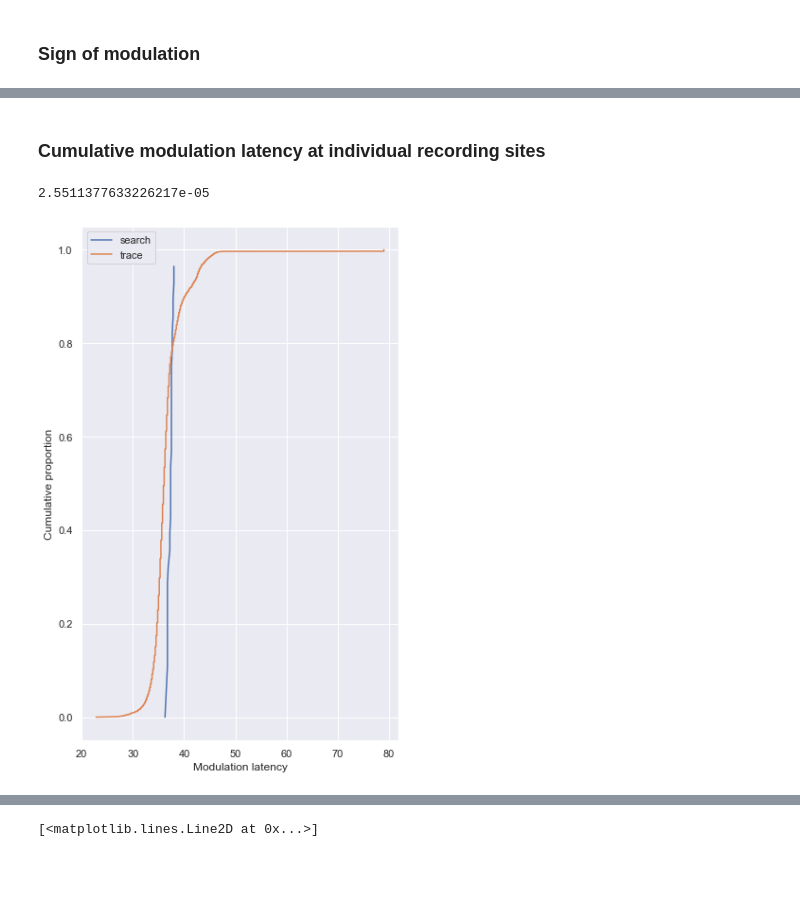
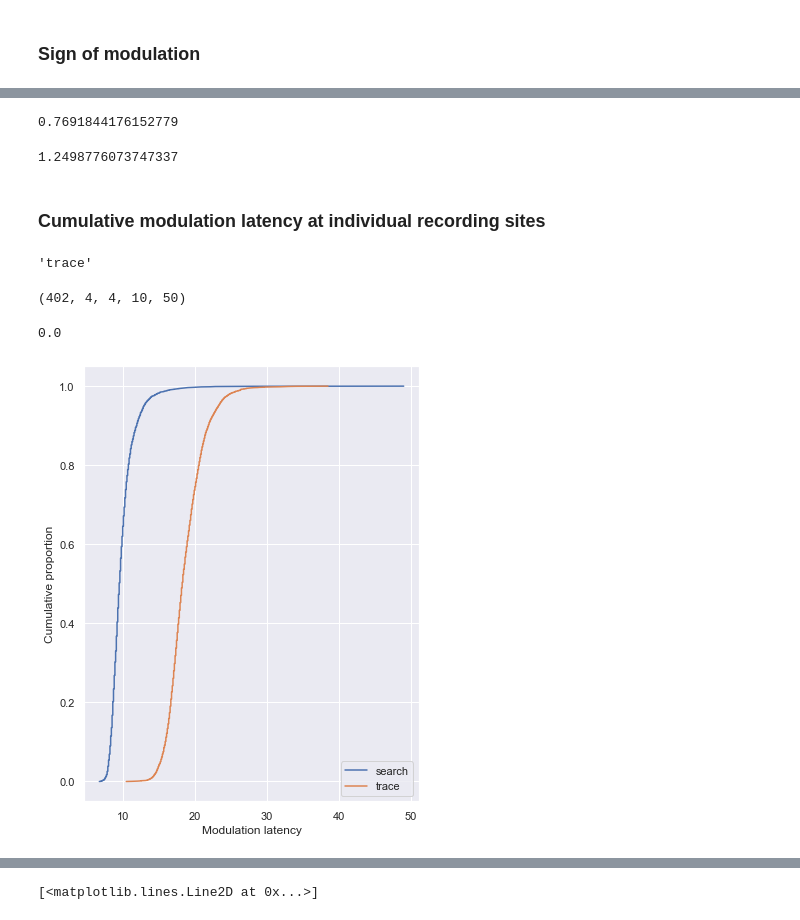
Before and after one commit to samimol/Visual-Routines, a Jupyter notebook: FinalAnalysis.ipynb, the cells around one changed output, grey strips where cells are left out. Drawn from its saved outputs; the diff is of its cells as text; code cells hidden in the pictures; blank space fills up the shorter version.

```diff
--- a/FinalAnalysis.ipynb
+++ b/FinalAnalysis.ipynb
@@ -259,8 +302,12 @@ plt.legend(['0','1','2','3','4','5','6','7','8','Marker'])
 # %% [markdown]
 ### Sign of modulation
 # %%
+sns.set(rc={'figure.figsize':(10,5)})
 Modulation = (Target - Distractor) / ((Target + Distractor) / 2)
 Modulation = np.nanmean(Modulation,axis = -1)
 Dprime = Modulation[:,:,:,:,-1].flatten()
-plt.hist(Dprime)
+plt.hist(Dprime,density=True,bins=20)
+
+if SAVE:
+    plt.savefig(figure_folder+'\modulation_' + TASK  +'.eps', format='eps')
 # %% [output]
@@ -272,7 +315,16 @@ plt.hist(Dprime)
+# %%
+y = np.nanmean(Dprime)
+y
+# %% [output]
+0.7691844176152779
+# %%
+(1+0.5*y)/(1-0.5*y) - 1
+# %% [output]
+1.2498776073747337
 # %% [markdown]
 ### Cumulative modulation latency at individual recording sites
 # %%
-def latency_operation2(TD,operation,TASK,CurveLength,number_interpolation_points=500,dur=39,criterion=0.3):
+def latency_operation2(TD,operation,TASK,CurveLength,number_interpolation_points=500,dur=39,criterion=0.3,position_on_curve=0):
 
     if operation == 'search':
         neurons = [0,1] #first two neurons correspond to the search operation
@@ -286,12 +338,12 @@ def latency_operation2(TD,operation,TASK,CurveLength,number_interpolation_points
         position_on_curve = 0 #in the search then trace task, the trace follows the search
     elif operation == 'trace' and TASK == 'tracesearch':
         position_on_curve = CurveLength - 1 #in the trace then searcg task, the trace precedes the search
+    elif TASK == 'trace':
+        position_on_curve = position_on_curve
 
 
-    #TD = np.nanmean(TD,axis=-2)
-
     #Interpolating the response curve to have non-integer latency of modulation
-    normalized_TD = TD[neurons,:,:,position_on_curve,:,:]/np.expand_dims(np.max(np.abs(TD[neurons,:,:,position_on_curve,:,:]),axis = -1),axis=-1)
+    normalized_TD = TD[neurons,:,:,position_on_curve,:]/np.expand_dims(np.max(np.abs(TD[neurons,:,:,position_on_curve,:]),axis = -1),axis=-1)
     interpollation_function = scipy.interpolate.interp1d(np.arange(0,dur), normalized_TD, kind='linear',axis=-1)
     interpolated_normalized_TD = interpollation_function(np.linspace(0, dur-1, num=number_interpolation_points))
     smoothed_interpolated_normalized_TD = uniform_filter1d(interpolated_normalized_TD, size=100,axis = -1)
@@ -302,18 +354,21 @@ def latency_operation2(TD,operation,TASK,CurveLength,number_interpolation_points
     condition = np.expand_dims(condition,axis=-1)
 
     #Getting the timestep when the modulation is greater than criterion%
-    latency = np.nanargmin(smoothed_interpolated_normalized_TD[:,:,:,:,::-1]>condition,axis=-1)
+    latency = np.nanargmin(smoothed_interpolated_normalized_TD[:,:,:,::-1]>condition,axis=-1)
     latency = latency.astype('float')
     latency = 499 - latency
 
     #Removing recording site with non-positive mor non monotonous modulation
-    latency[np.isnan(smoothed_interpolated_normalized_TD[:,:,:,:,0])] = np.nan
-
-    latency[smoothed_interpolated_normalized_TD[:,:,:,:,-1] < 0.5] = np.nan
-    latency[smoothed_interpolated_normalized_TD[:,:,:,:,0]>=0.5] = np.nan
-    latency[np.abs(np.max(smoothed_interpolated_normalized_TD,axis=-1)-np.min(smoothed_interpolated_normalized_TD,axis=-1)) < 0.05] = np.nan #constant modulation
+    latency[np.isnan(smoothed_interpolated_normalized_TD[:,:,:,0])] = np.nan
+    if not ((operation == 'search' and TASK == 'searchtrace') or TASK=='trace'): #in the search trace operation for operation search only one marker is active so the initial activity will necessarily be greater than 0
+        latency[smoothed_interpolated_normalized_TD[:,:,:,0] < -0.02] = np.nan
+        latency[smoothed_interpolated_normalized_TD[:,:,:,0] > 0.02] = np.nan
+    latency[smoothed_interpolated_normalized_TD[:,:,:,-1] < 0.5] = np.nan #modulation at the end is lower than half of the max
+    latency[smoothed_interpolated_normalized_TD[:,:,:,0]>=0.5] = np.nan #modulation at the beggining is greater than half of the max
+    latency[np.abs(np.
+                   max(smoothed_interpolated_normalized_TD,axis=-1)-np.min(smoothed_interpolated_normalized_TD,axis=-1)) < 0.05] = np.nan #constant modulation
     latency[np.max(smoothed_interpolated_normalized_TD,axis=-1)<=0] = np.nan #modulation is negative
-    latency[smoothed_interpolated_normalized_TD[:,:,:,:,-1] < smoothed_interpolated_normalized_TD[:,:,:,:,0]] = np.nan #modulation at the beginning is greater than at the end
+    latency[smoothed_interpolated_normalized_TD[:,:,:,-1] < smoothed_interpolated_normalized_TD[:,:,:,0]] = np.nan #modulation at the beginning is greater than at the end
 
 
     #Keeping non nan entries
@@ -322,31 +377,43 @@ def latency_operation2(TD,operation,TASK,CurveLength,number_interpolation_points
     latency = np.linspace(0, dur-1, num=number_interpolation_points)[latency]
 
     return latency
+# %%
+TASK
+# %% [output]
+'trace'
+# %%
+TD = Target[:,:,:,:,:,0] - Distractor[:,:,:,:,:,0]
+TD.shape
+# %% [output]
+(402, 4, 4, 10, 50)
 # %%
-#TD = Target[:,:,:,:,:,1] - Distractor[:,:,:,:,:,1]
-sns.set(rc={'figure.figsize':(6,10)})
+
+#TD = Target[:,:,:,:,:,i] - Distractor[:,:,:,:,:,i]
+sns.set(rc={'figure.figsize':(6,8)})
 TD = Target -Distractor
 TD = np.transpose(TD,(0,1,2,3,5,4))
 TD = np.nanmean(TD,axis=-2)
-layer=3
-timesteps_search = latency_operation(TD,'search',TASK,9,criterion=0.75,dur = 80)
+timesteps_search = latency_operation2(TD,'trace',TASK,9,criterion=0.5,dur = 50,position_on_curve=1)
 X2 = np.sort(timesteps_search)
 F2 = np.array(range(len(timesteps_search)))/float(len(timesteps_search))
 
-timesteps_trace = latency_operation(TD,'trace',TASK,9,criterion=0.75,dur=80)
+timesteps_trace = latency_operation2(TD,'trace',TASK,9,criterion=0.5,dur=50,position_on_curve=-2)
 X22 = np.sort(timesteps_trace)
 F22 = np.array(range(len(timesteps_trace)))/float(len(timesteps_trace))
 
 plt.plot(X2, F2)
 plt.plot(X22, F22)
 plt.legend(['search','trace'])
 plt.ylabel('Cumulative proportion')
 plt.xlabel('Modulation latency')
 
 
 from scipy.stats import mannwhitneyu
 U1, p = mannwhitneyu(timesteps_search, timesteps_trace, method="auto")
 print(p)
+
+if SAVE:
+    plt.savefig(figure_folder+'\latency_' + TASK  +'.eps', format='eps')
 # %% [output]
-2.5511377633226217e-05
+0.0
-[figure, old version]
+[figure, new version]
```
Also changed, not shown: parts of 34 cells of this notebook, 6 other files.
